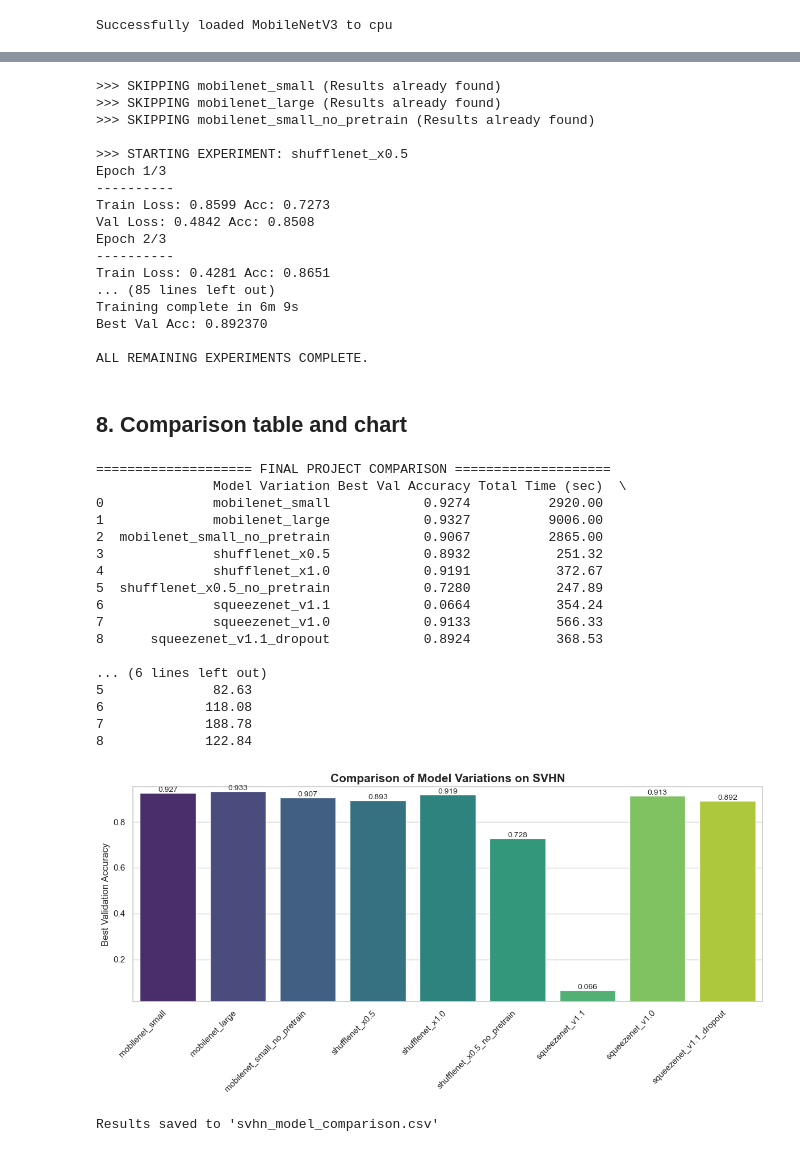
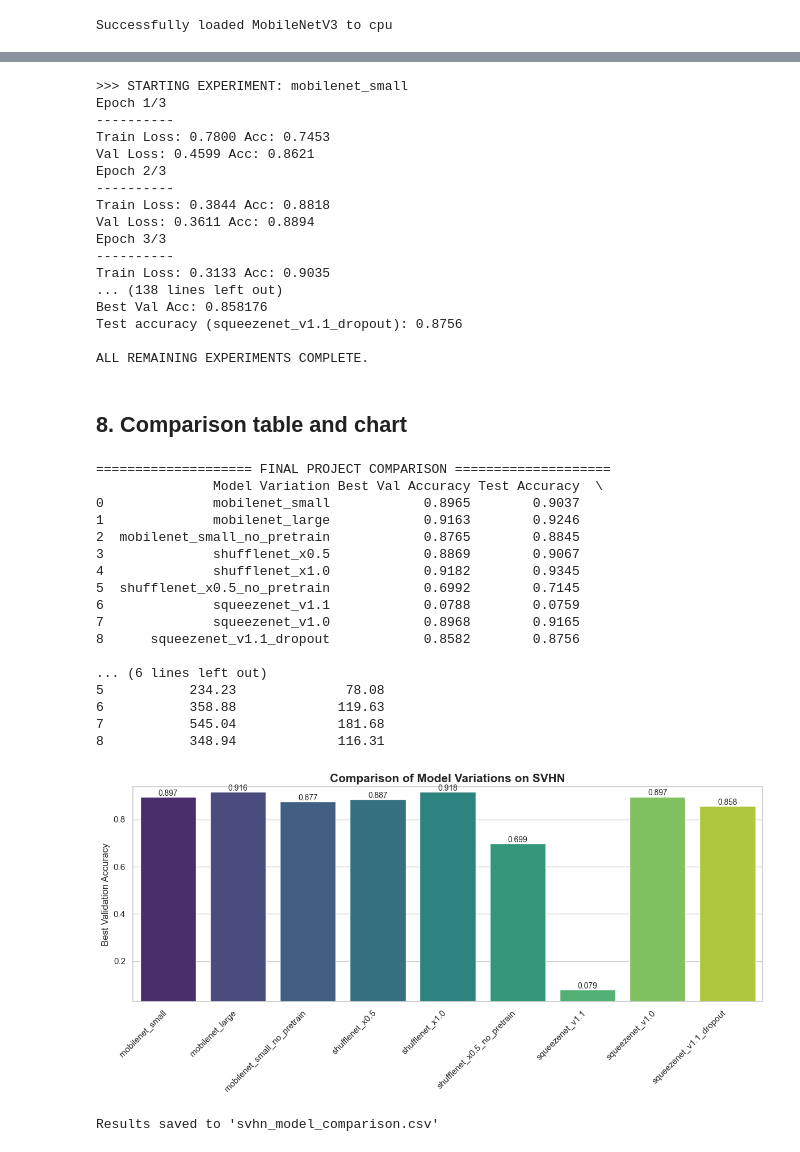
Before and after one commit to ZIADAYMAN81/svhn-lightweight-cnn-benchmark, a Jupyter notebook: notebooks/svhn_lightweight_cnns.ipynb, the cells around one changed output, grey strips where cells are left out. Drawn from its saved outputs; the diff is of its cells as text; code cells hidden in the pictures.

```diff
--- a/notebooks/svhn_lightweight_cnns.ipynb
+++ b/notebooks/svhn_lightweight_cnns.ipynb
@@ -56,18 +62,16 @@ try:
     fig = plt.figure(figsize=(16, 10))
 
     # Bar Plot
-    ax1 = fig.add_subplot(2, 2, 1)
-    sns.barplot(x=class_names, y=class_counts, palette="magma", ax=ax1)
+    ax1 = fig.add_subplot(2, 1, 1)
+    sns.barplot(x=class_names, y=class_counts, hue=class_names, palette="magma", legend=False, ax=ax1)
     ax1.set_title("Class Distribution", fontweight='bold')
 
     # Sample Grid
-    ax3 = fig.add_subplot(2, 2, 3)
-    ax3.axis('off')
     indices = np.random.choice(len(images), 16, replace=False)
     sample_imgs = np.transpose(images[indices], (0, 2, 3, 1))
 
     for i in range(16):
-        plt.subplot(4, 4, i+9) # Positioning in the grid
+        plt.subplot(4, 8, i + 17)  # bottom half of a 4x8 grid
         plt.imshow(sample_imgs[i])
         plt.title(f"L: {labels[indices[i]]}")
         plt.axis('off')
@@ -119,9 +122,9 @@ train_dataset, val_dataset = random_split(svhn_train, [train_size, val_size])
 
 # Dataloaders - Using batch_size 128 to speed up training
 dataloaders = {
-    'train': DataLoader(train_dataset, batch_size=128, shuffle=True, num_workers=2, pin_memory=True),
-    'val': DataLoader(val_dataset, batch_size=128, shuffle=False, num_workers=2, pin_memory=True),
-    'test': DataLoader(svhn_test, batch_size=128, shuffle=False, num_workers=2, pin_memory=True)
+    'train': DataLoader(train_dataset, batch_size=128, shuffle=True, num_workers=2, pin_memory=False),
+    'val': DataLoader(val_dataset, batch_size=128, shuffle=False, num_workers=2, pin_memory=False),
+    'test': DataLoader(svhn_test, batch_size=128, shuffle=False, num_workers=2, pin_memory=False)
 }
 
 # Criterion with your calculated weights
@@ -318,31 +298,42 @@ for model_name, var in experiments:
         trained_model, history, duration = train_model(
             model, exp_name, dataloaders, criterion, optimizer, num_epochs=3
         )
+        # Held-out test-set evaluation (official SVHN test split) of the best-val checkpoint
+        trained_model.eval(); correct = total = 0
+        with torch.no_grad():
+            for inputs, labels in dataloaders['test']:
+                inputs, labels = inputs.to(device), labels.to(device)
+                out = trained_model(inputs)
+                if out.dim() > 2: out = torch.flatten(out, 1)
+                correct += (out.argmax(1) == labels).sum().item(); total += labels.size(0)
+        test_acc = correct / total
+        print(f"Test accuracy ({exp_name}): {test_acc:.4f}")
         results_log[exp_name] = {
             'history': history,
             'duration': duration,
-            'best_val_acc': max(history['val_acc'])
+            'best_val_acc': max(history['val_acc']),
+            'test_acc': test_acc
         }
     except Exception as e:
         print(f"FAILED experiment {exp_name}: {e}")
 
 print("\nALL REMAINING EXPERIMENTS COMPLETE.")
 # %% [output]
->>> SKIPPING mobilenet_small (Results already found)
->>> SKIPPING mobilenet_large (Results already found)
->>> SKIPPING mobilenet_small_no_pretrain (Results already found)
-
->>> STARTING EXPERIMENT: shufflenet_x0.5
+>>> STARTING EXPERIMENT: mobilenet_small
 Epoch 1/3
 ----------
-Train Loss: 0.8599 Acc: 0.7273
-Val Loss: 0.4842 Acc: 0.8508
+Train Loss: 0.7800 Acc: 0.7453
+Val Loss: 0.4599 Acc: 0.8621
 Epoch 2/3
 ----------
-Train Loss: 0.4281 Acc: 0.8651
-... (85 lines left out)
-Training complete in 6m 9s
-Best Val Acc: 0.892370
+Train Loss: 0.3844 Acc: 0.8818
+Val Loss: 0.3611 Acc: 0.8894
+Epoch 3/3
+----------
+Train Loss: 0.3133 Acc: 0.9035
+... (138 lines left out)
+Best Val Acc: 0.858176
+Test accuracy (squeezenet_v1.1_dropout): 0.8756
 
 ALL REMAINING EXPERIMENTS COMPLETE.
 # %% [markdown]
@@ -356,6 +347,7 @@ for name, data in results_log.items():
     stats_list.append({
         "Model Variation": name,
         "Best Val Accuracy": f"{data['best_val_acc']:.4f}",
+        "Test Accuracy": f"{data.get('test_acc', float('nan')):.4f}",
         "Total Time (sec)": f"{data['duration']:.2f}",
         "Avg Time per Epoch": f"{(data['duration']/3):.2f}"
     })
@@ -365,46 +357,46 @@ print("\n" + "="*20 + " FINAL PROJECT COMPARISON " + "="*20)
 print(df_results)
 
 # 2. Visualize Accuracy vs. Efficiency
 plt.figure(figsize=(12, 6))
 sns.set_theme(style="whitegrid")
 
 # Plotting the best accuracy for each variation
 names = list(results_log.keys())
 accs = [data['best_val_acc'] for data in results_log.values()]
 
 ax = sns.barplot(x=names, y=accs, palette="viridis")
 plt.xticks(rotation=45, ha='right')
 plt.title("Comparison of Model Variations on SVHN", fontsize=15, fontweight='bold')
 plt.ylabel("Best Validation Accuracy")
 plt.ylim(min(accs) - 0.05, max(accs) + 0.02) # Zoom in on the differences
 
 # Add text labels on top of bars
 for i, acc in enumerate(accs):
     ax.text(i, acc + 0.005, f'{acc:.3f}', ha='center', fontsize=10)
 
 plt.tight_layout()
 plt.show()
 
 # 3. Save results to a file for your report
 df_results.to_csv("svhn_model_comparison.csv", index=False)
 print("\nResults saved to 'svhn_model_comparison.csv'")
 # %% [output]
 ==================== FINAL PROJECT COMPARISON ====================
-               Model Variation Best Val Accuracy Total Time (sec)  \
-0              mobilenet_small            0.9274          2920.00
-1              mobilenet_large            0.9327          9006.00
-2  mobilenet_small_no_pretrain            0.9067          2865.00
-3              shufflenet_x0.5            0.8932           251.32
-4              shufflenet_x1.0            0.9191           372.67
-5  shufflenet_x0.5_no_pretrain            0.7280           247.89
-6              squeezenet_v1.1            0.0664           354.24
-7              squeezenet_v1.0            0.9133           566.33
-8      squeezenet_v1.1_dropout            0.8924           368.53
+               Model Variation Best Val Accuracy Test Accuracy  \
+0              mobilenet_small            0.8965        0.9037
+1              mobilenet_large            0.9163        0.9246
+2  mobilenet_small_no_pretrain            0.8765        0.8845
+3              shufflenet_x0.5            0.8869        0.9067
+4              shufflenet_x1.0            0.9182        0.9345
+5  shufflenet_x0.5_no_pretrain            0.6992        0.7145
+6              squeezenet_v1.1            0.0788        0.0759
+7              squeezenet_v1.0            0.8968        0.9165
+8      squeezenet_v1.1_dropout            0.8582        0.8756
 
 ... (6 lines left out)
-5              82.63
-6             118.08
-7             188.78
-8             122.84
+5           234.23              78.08
+6           358.88             119.63
+7           545.04             181.68
+8           348.94             116.31
-[figure, old version]
+[figure, new version]
 Results saved to 'svhn_model_comparison.csv'
```
Also changed, not shown: parts of 10 cells of this notebook, 2 other files.
